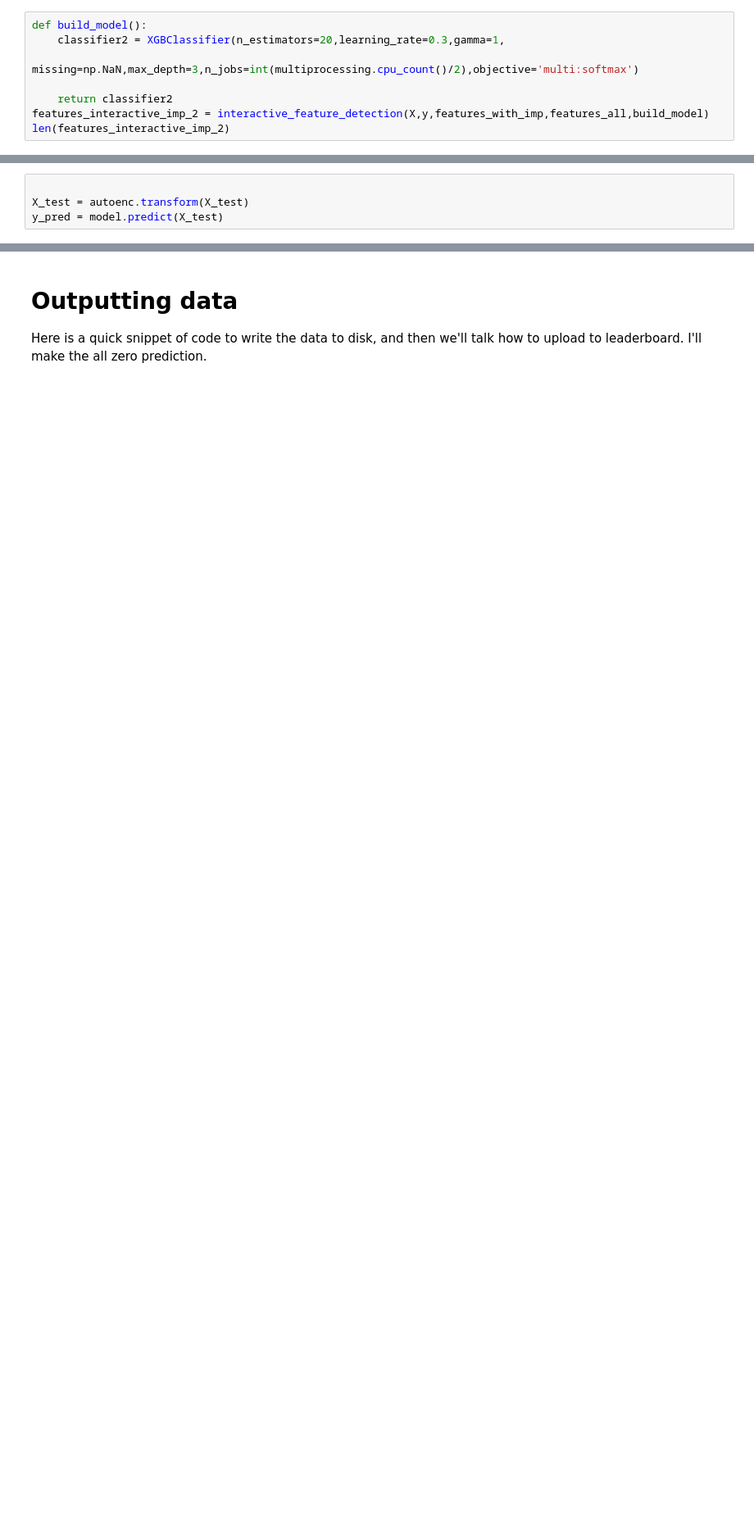
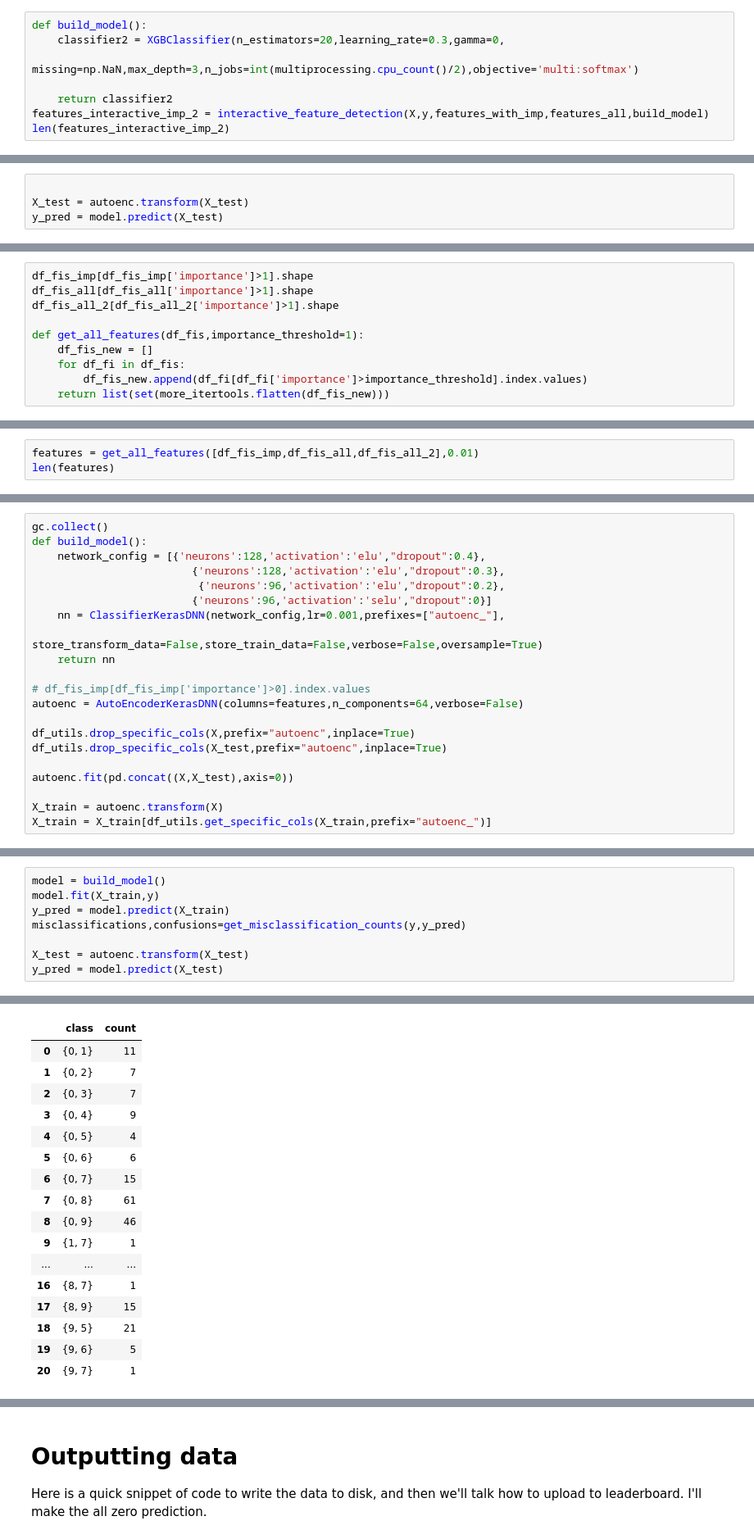
Before and after one commit to faizanahemad/data-science, a Jupyter notebook: exploration_projects/dont-overfit-internal/NB62904K7RGG.ipynb, the cells around one changed output, grey strips where cells are left out. Shown: that part at 82% size. Saved outputs shown, nothing was run; the diff lists cells and outputs as text; blank space fills up the shorter version.

```diff
--- a/exploration_projects/dont-overfit-internal/NB62904K7RGG.ipynb
+++ b/exploration_projects/dont-overfit-internal/NB62904K7RGG.ipynb
@@ -787,6 +820,6 @@ cross_validate_classifier(build_model,X[features_interactive_imp_1],y,y_ohe,scor
 # %%
 def build_model():
-    classifier2 = XGBClassifier(n_estimators=20,learning_rate=0.3,gamma=1,
+    classifier2 = XGBClassifier(n_estimators=20,learning_rate=0.3,gamma=0,
                                missing=np.NaN,max_depth=3,n_jobs=int(multiprocessing.cpu_count()/2),objective='multi:softmax')
 
     return classifier2
@@ -1555,0 +1541,10 @@ y_pred = model.predict(X_test)
+# %%
+df_fis_imp[df_fis_imp['importance']>1].shape
+df_fis_all[df_fis_all['importance']>1].shape
+df_fis_all_2[df_fis_all_2['importance']>1].shape
+
+def get_all_features(df_fis,importance_threshold=1):
+    df_fis_new = []
+    for df_fi in df_fis:
+        df_fis_new.append(df_fi[df_fi['importance']>importance_threshold].index.values)
+    return list(set(more_itertools.flatten(df_fis_new)))
@@ -1555,0 +1555,3 @@ y_pred = model.predict(X_test)
+# %%
+features = get_all_features([df_fis_imp,df_fis_all,df_fis_all_2],0.01)
+len(features)
@@ -1555,0 +1560,21 @@ y_pred = model.predict(X_test)
+# %%
+gc.collect()
+def build_model():
+    network_config = [{'neurons':128,'activation':'elu',"dropout":0.4},
+                         {'neurons':128,'activation':'elu',"dropout":0.3},
+                          {'neurons':96,'activation':'elu',"dropout":0.2},
+                         {'neurons':96,'activation':'selu',"dropout":0}]
+    nn = ClassifierKerasDNN(network_config,lr=0.001,prefixes=["autoenc_"],
+                                            store_transform_data=False,store_train_data=False,verbose=False,oversample=True)
+    return nn
+
+# df_fis_imp[df_fis_imp['importance']>0].index.values
+autoenc = AutoEncoderKerasDNN(columns=features,n_components=64,verbose=False)
+
+df_utils.drop_specific_cols(X,prefix="autoenc",inplace=True)
+df_utils.drop_specific_cols(X_test,prefix="autoenc",inplace=True)
+
+autoenc.fit(pd.concat((X,X_test),axis=0))
+
+X_train = autoenc.transform(X)
+X_train = X_train[df_utils.get_specific_cols(X_train,prefix="autoenc_")]
@@ -1555,0 +1594,9 @@ y_pred = model.predict(X_test)
+# %%
+model = build_model()
+model.fit(X_train,y)
+y_pred = model.predict(X_train)
+misclassifications,confusions=get_misclassification_counts(y,y_pred)
+
+X_test = autoenc.transform(X_test)
+y_pred = model.predict(X_test)
+# %% [output]
@@ -1555,0 +1604,17 @@ y_pred = model.predict(X_test)
+|  | class | count |
+| 0 | {0, 1} | 11 |
+| 1 | {0, 2} | 7 |
+| 2 | {0, 3} | 7 |
+| 3 | {0, 4} | 9 |
+| 4 | {0, 5} | 4 |
+| 5 | {0, 6} | 6 |
+| 6 | {0, 7} | 15 |
+| 7 | {0, 8} | 61 |
+| 8 | {0, 9} | 46 |
+| 9 | {1, 7} | 1 |
+| ... | ... | ... |
+| 16 | {8, 7} | 1 |
+| 17 | {8, 9} | 15 |
+| 18 | {9, 5} | 21 |
+| 19 | {9, 6} | 5 |
+| 20 | {9, 7} | 1 |
```
Also changed, not shown: parts of 56 cells of this notebook.
